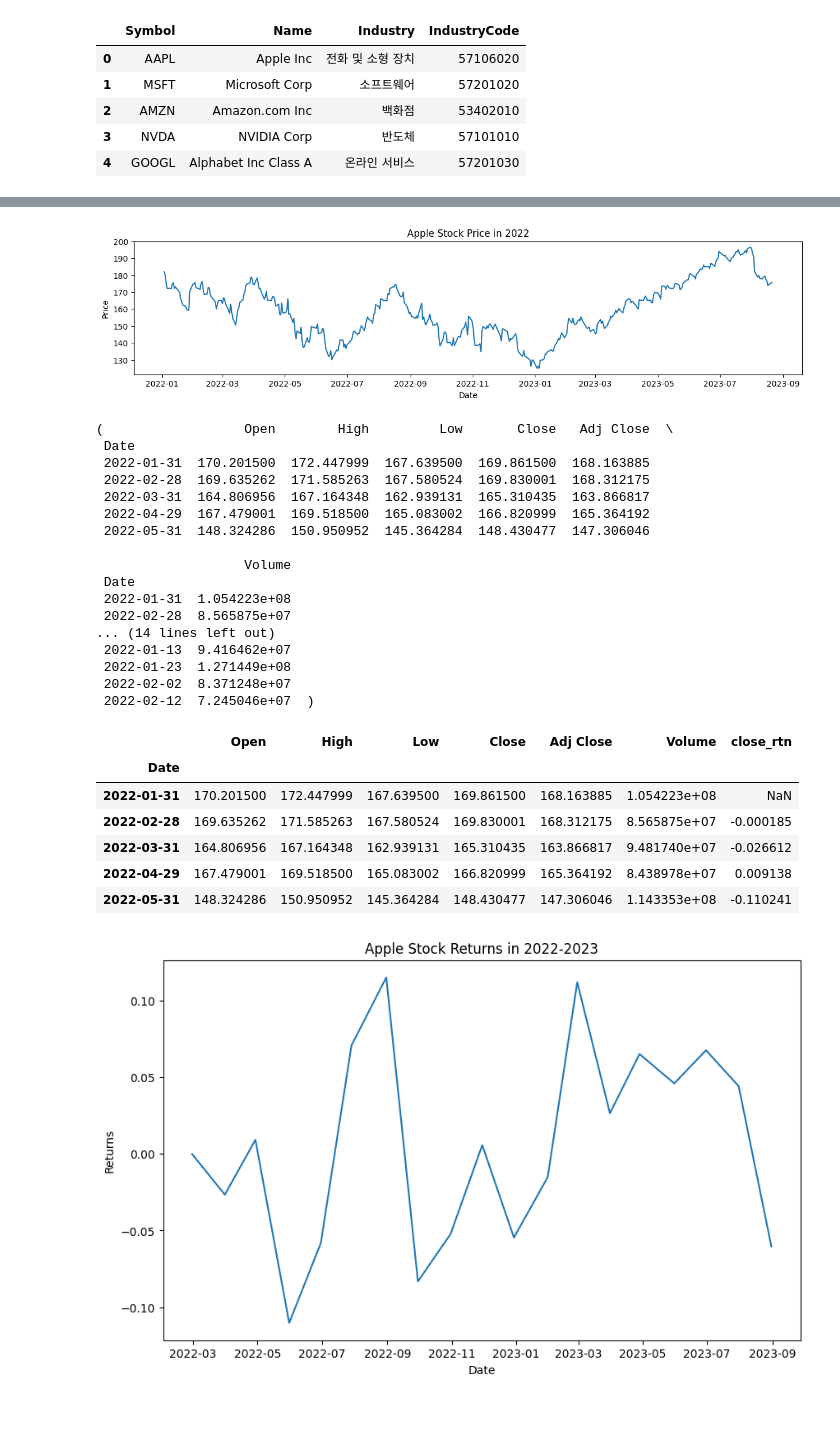
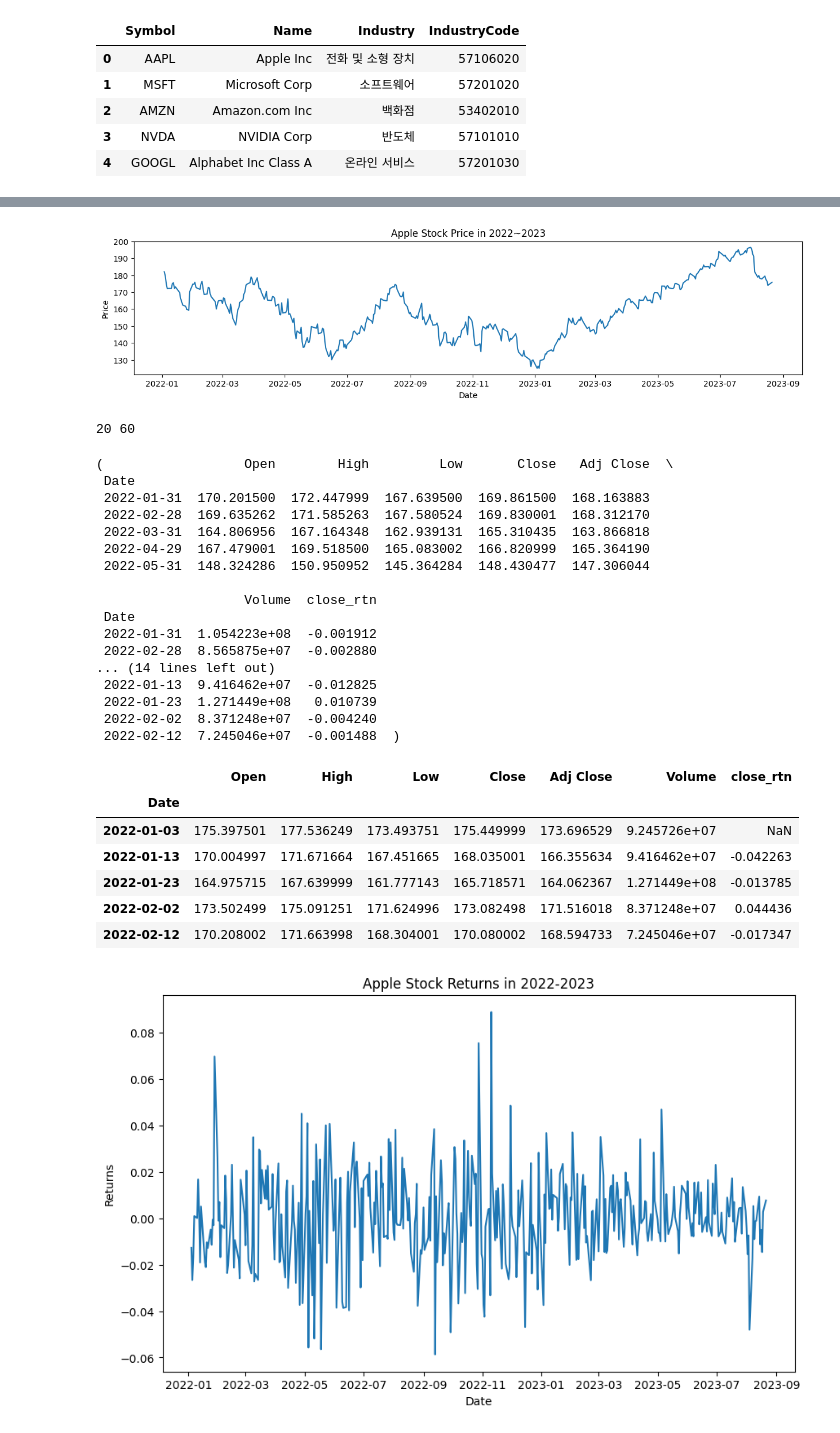
Before and after one commit to leadline42/lecture-bda-visaulization-python, a Jupyter notebook: Lecture05/Lecture05_01.ipynb, the cells around one changed output, grey strips where cells are left out. Cells and saved outputs as stored; diff of their text form; code cells hidden in the pictures.

```diff
--- a/Lecture05/Lecture05_01.ipynb
+++ b/Lecture05/Lecture05_01.ipynb
@@ -50,59 +65,64 @@ fig.set_size_inches(15,3)
 
 sns.lineplot(data=df_stock_apple, x=df_stock_apple.index, y='Close')
 
-ax.set_title('Apple Stock Price in 2022')
+ax.set_title('Apple Stock Price in 2022~2023')
 ax.set_xlabel('Date')
 ax.set_ylabel('Price')
 
 plt.show()
 # %% [output]
-[figure, old version]
+[figure, new version]
 # %%
 #한달 간격으로 다운샘플링
 df_stock_apple_monthend = df_stock_apple.resample("BM").mean()
 df_stock_apple_per10day = df_stock_apple.resample("10d").mean()
+print(len(df_stock_apple_monthend), len(df_stock_apple_per10day))
 df_stock_apple_monthend.head(), df_stock_apple_per10day.head()
 # %% [output]
-(                  Open        High         Low       Close   Adj Close  \
- Date
- 2022-01-31  170.201500  172.447999  167.639500  169.861500  168.163885
- 2022-02-28  169.635262  171.585263  167.580524  169.830001  168.312175
- 2022-03-31  164.806956  167.164348  162.939131  165.310435  163.866817
- 2022-04-29  167.479001  169.518500  165.083002  166.820999  165.364192
- 2022-05-31  148.324286  150.950952  145.364284  148.430477  147.306046
-
-                   Volume
- Date
- 2022-01-31  1.054223e+08
- 2022-02-28  8.565875e+07
-... (14 lines left out)
- 2022-01-13  9.416462e+07
- 2022-01-23  1.271449e+08
- 2022-02-02  8.371248e+07
- 2022-02-12  7.245046e+07  )
+20 60
+(                  Open        High         Low       Close   Adj Close  \
+ Date
+ 2022-01-31  170.201500  172.447999  167.639500  169.861500  168.163883
+ 2022-02-28  169.635262  171.585263  167.580524  169.830001  168.312170
+ 2022-03-31  164.806956  167.164348  162.939131  165.310435  163.866818
+ 2022-04-29  167.479001  169.518500  165.083002  166.820999  165.364190
+ 2022-05-31  148.324286  150.950952  145.364284  148.430477  147.306044
+
+                   Volume  close_rtn
+ Date
+ 2022-01-31  1.054223e+08  -0.001912
+ 2022-02-28  8.565875e+07  -0.002880
+... (14 lines left out)
+ 2022-01-13  9.416462e+07  -0.012825
+ 2022-01-23  1.271449e+08   0.010739
+ 2022-02-02  8.371248e+07  -0.004240
+ 2022-02-12  7.245046e+07  -0.001488  )
 # %%
 # 수익률 추가하기
-df_stock_apple_monthend['close_rtn'] = df_stock_apple_monthend['Close'].pct_change()
-df_stock_apple_monthend.head()
+# df_stock_apple['close_rtn'] = df_stock_apple['Close'].pct_change()
+df_stock_apple_per10day['close_rtn'] = df_stock_apple_per10day['Close'].pct_change()
+# df_stock_apple.head()
+df_stock_apple_per10day.head()
 # %% [output]
 |  | Open | High | Low | Close | Adj Close | Volume | close_rtn |
 | Date |  |  |  |  |  |  |  |
-| 2022-01-31 | 170.201500 | 172.447999 | 167.639500 | 169.861500 | 168.163885 | 1.054223e+08 | NaN |
-| 2022-02-28 | 169.635262 | 171.585263 | 167.580524 | 169.830001 | 168.312175 | 8.565875e+07 | -0.000185 |
-| 2022-03-31 | 164.806956 | 167.164348 | 162.939131 | 165.310435 | 163.866817 | 9.481740e+07 | -0.026612 |
-| 2022-04-29 | 167.479001 | 169.518500 | 165.083002 | 166.820999 | 165.364192 | 8.438978e+07 | 0.009138 |
-| 2022-05-31 | 148.324286 | 150.950952 | 145.364284 | 148.430477 | 147.306046 | 1.143353e+08 | -0.110241 |
+| 2022-01-03 | 175.397501 | 177.536249 | 173.493751 | 175.449999 | 173.696529 | 9.245726e+07 | NaN |
+| 2022-01-13 | 170.004997 | 171.671664 | 167.451665 | 168.035001 | 166.355634 | 9.416462e+07 | -0.042263 |
+| 2022-01-23 | 164.975715 | 167.639999 | 161.777143 | 165.718571 | 164.062367 | 1.271449e+08 | -0.013785 |
+| 2022-02-02 | 173.502499 | 175.091251 | 171.624996 | 173.082498 | 171.516018 | 8.371248e+07 | 0.044436 |
+| 2022-02-12 | 170.208002 | 171.663998 | 168.304001 | 170.080002 | 168.594733 | 7.245046e+07 | -0.017347 |
 # %%
 fig, ax = plt.subplots()
 fig.set_size_inches(10, 6)
 
-sns.lineplot(data=df_stock_apple_monthend, x=df_stock_apple_monthend.index, y='close_rtn')
+sns.lineplot(data=df_stock_apple, x=df_stock_apple.index, y='close_rtn')
+# sns.lineplot(data=df_stock_apple_per10day, x=df_stock_apple_per10day.index, y='close_rtn')
 
 ax.set_title('Apple Stock Returns in 2022-2023')
 ax.set_xlabel('Date')
 ax.set_ylabel('Returns')
 
 plt.show()
 # %% [output]
-[figure, old version]
+[figure, new version]
 # %%
```
Also changed, not shown: parts of 6 cells of this notebook, 9 other files.
